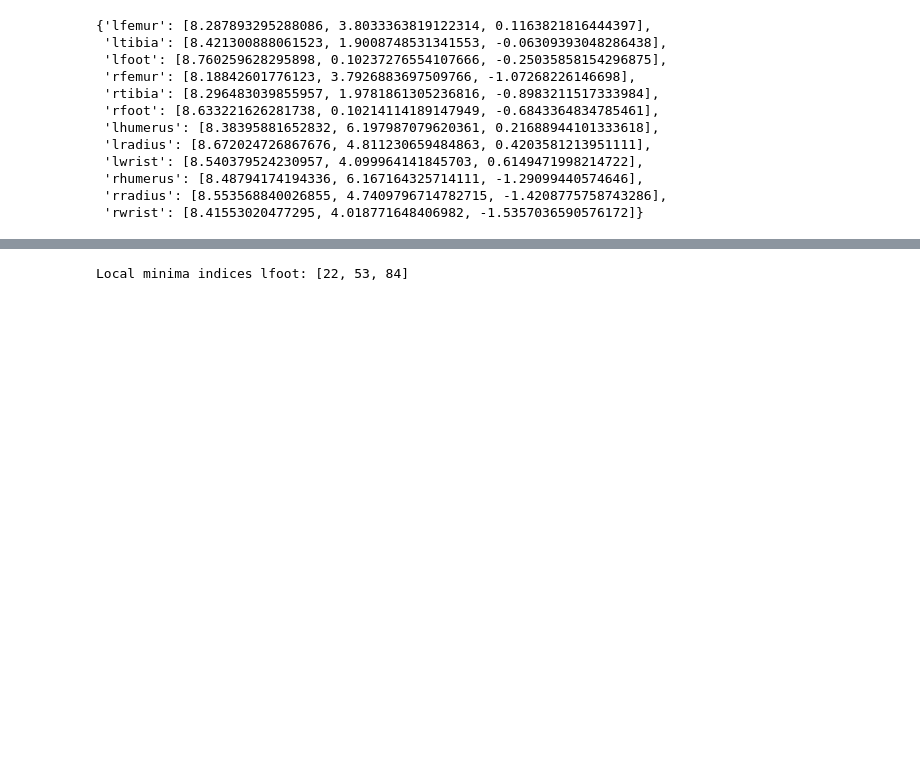
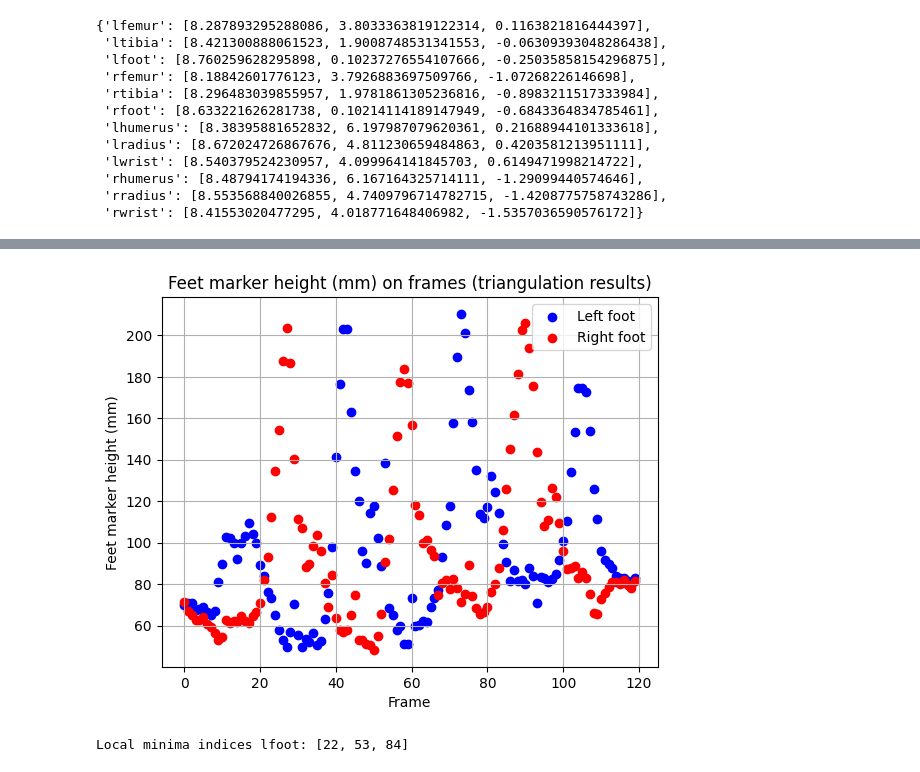
Before and after one commit to mklimek001/gait-features-identification, a Jupyter notebook: gait_analysis.ipynb, the cells around one changed output, grey strips where cells are left out. Drawn from its saved outputs; the diff is of its cells as text; code cells hidden in the pictures; blank space fills up the shorter version.

```diff
--- a/gait_analysis.ipynb
+++ b/gait_analysis.ipynb
@@ -2,8 +2,9 @@
 import json
 
 bvh_dataset = "./datasets/mocap/dataset_v2.json"
-triang_data_file = "./datasets/mediapipe/triangulation.json"
+triang_data_file = "./datasets/yolo/triangulation_select.json"
 selected_names_file = "./datasets/mediapipe/selected_joint_names.json"
+
 
 with open(bvh_dataset, 'r') as file:
     data_3d = json.load(file)
@@ -55,3 +57,21 @@ plt.show()
+# %%
+lfoot_height_z_triang = [frame['lfoot'][2] for frame in triangulation_data[sample_seq]]
+rfoot_height_z_triang = [frame['rfoot'][2] for frame in triangulation_data[sample_seq]]
+
+frame_num = [i for i in range(len(lfoot_height_z))]
+
+plt.scatter(frame_num, lfoot_height_z_triang, color='blue', label='Left foot')
+plt.scatter(frame_num, rfoot_height_z_triang, color='red', label='Right foot')
+
+plt.title('Feet marker height (mm) on frames (triangulation results)')
+plt.legend()
+
+plt.xlabel('Frame')
+plt.ylabel('Feet marker height (mm)')
+plt.grid(True)
+plt.show()
+# %% [output]
+[figure, added]
 # %%
 def find_local_minima(data, window_size=5):
     local_minima_indices = []
```
Also changed, not shown: parts of 3 cells of this notebook, 3 other files.
